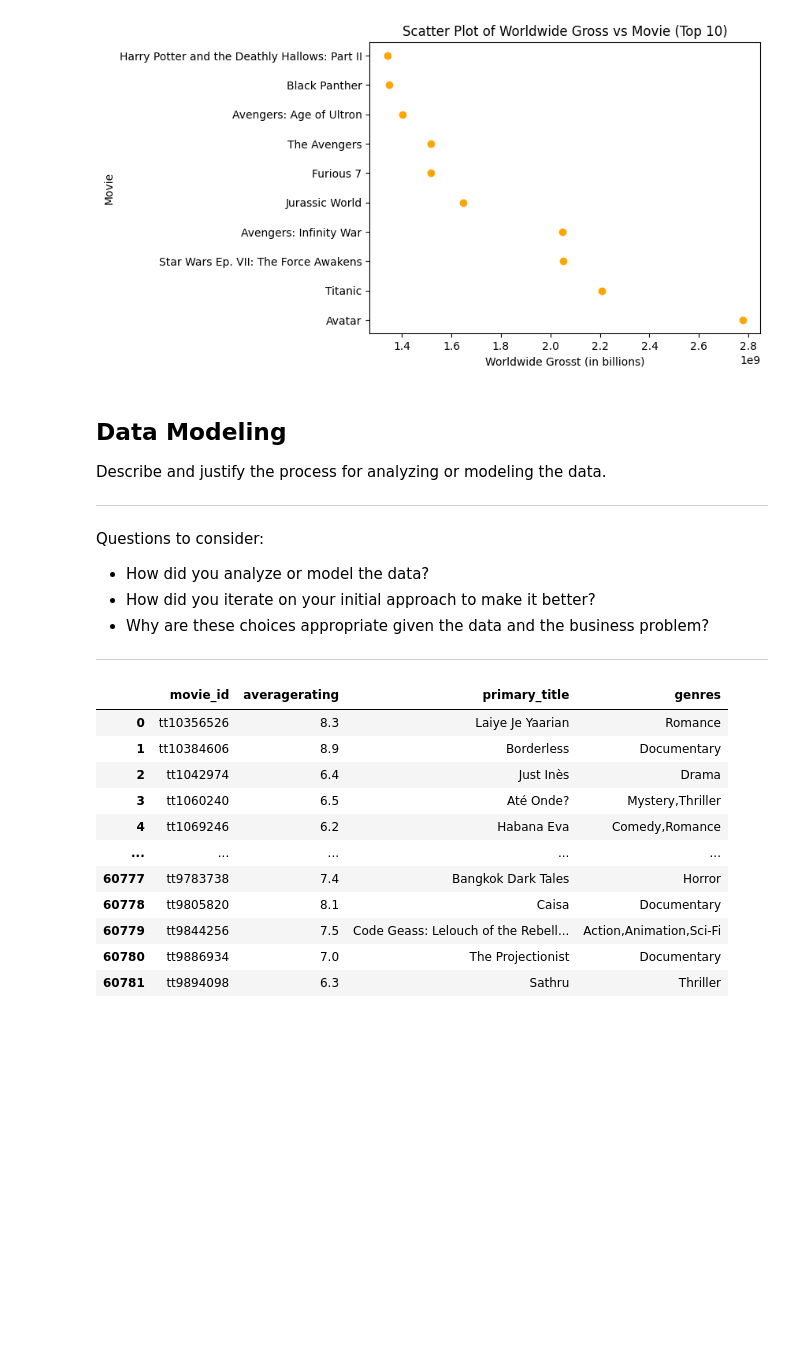
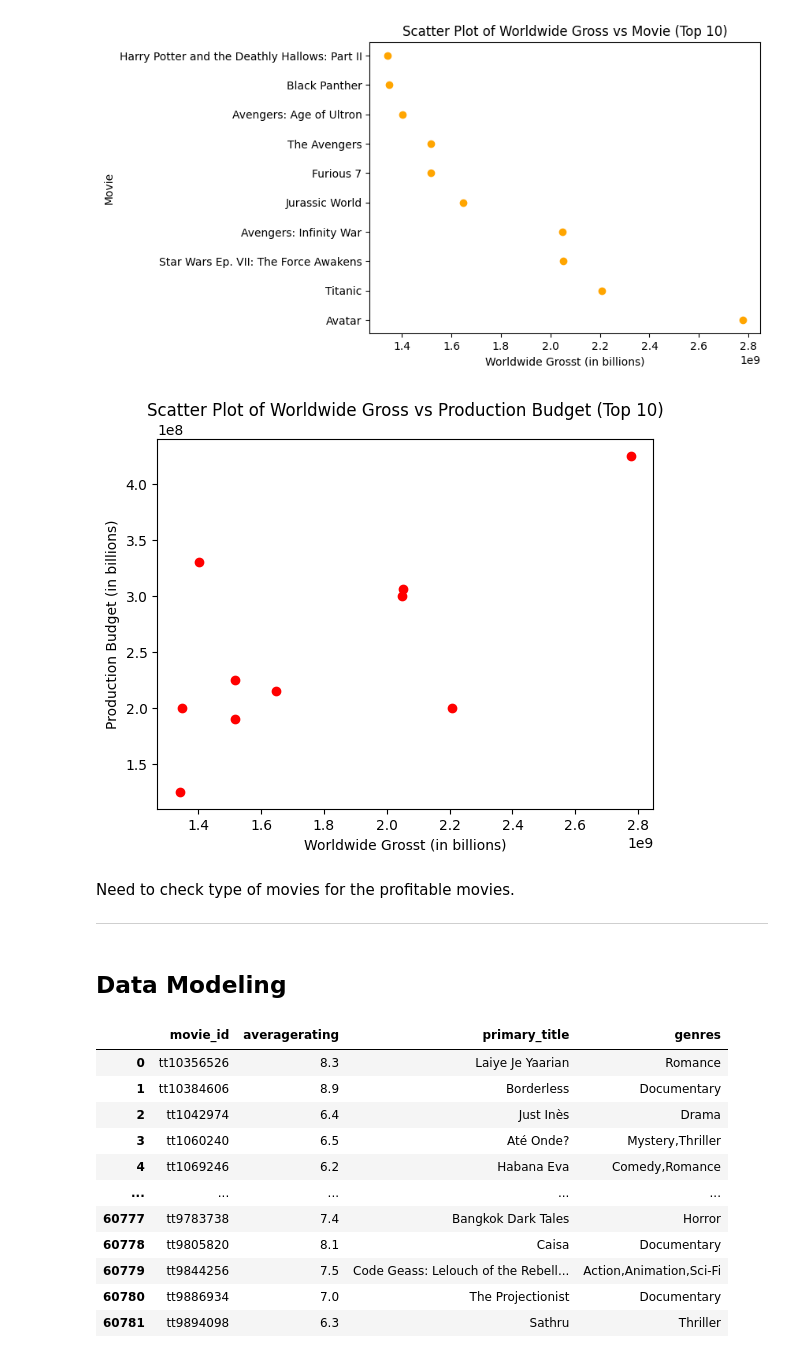
Before and after one commit to likebubba/Microsoft-Phase-1-Project, a Jupyter notebook: student.ipynb, the cells around one changed output. Drawn from its saved outputs; the diff is of its cells as text; code cells hidden in the pictures; blank space fills up the shorter version.

```diff
--- a/student.ipynb
+++ b/student.ipynb
@@ -292,16 +279,22 @@ plt.ylabel('Movie')
 plt.show()
 # %% [output]
 [figure]
-# %% [markdown]
-## Data Modeling
-Describe and justify the process for analyzing or modeling the data.
-
-***
-Questions to consider:
-* How did you analyze or model the data?
-* How did you iterate on your initial approach to make it better?
-* Why are these choices appropriate given the data and the business problem?
-***
+# %%
+top_10_budgets = movie_budgets.nlargest(10, 'worldwide_gross')
+
+plt.scatter(top_10_budgets["worldwide_gross"], top_10_budgets["production_budget"], color="red")
+plt.title('Scatter Plot of Worldwide Gross vs Production Budget (Top 10)')
+plt.xlabel('Worldwide Grosst (in billions)')
+plt.ylabel('Production Budget (in billions)')
+plt.show()
+# %% [output]
+[figure, added]
+# %% [markdown]
+Need to check type of movies for the profitable movies.
+
+***
+# %% [markdown]
+## Data Modeling
 # %%
 movies_high_ratings = """
 SELECT movie_ratings.movie_id, movie_ratings.averagerating, movie_basics.primary_title, movie_basics.genres
```
Also changed, not shown: parts of 25 cells of this notebook, 18 other files.
